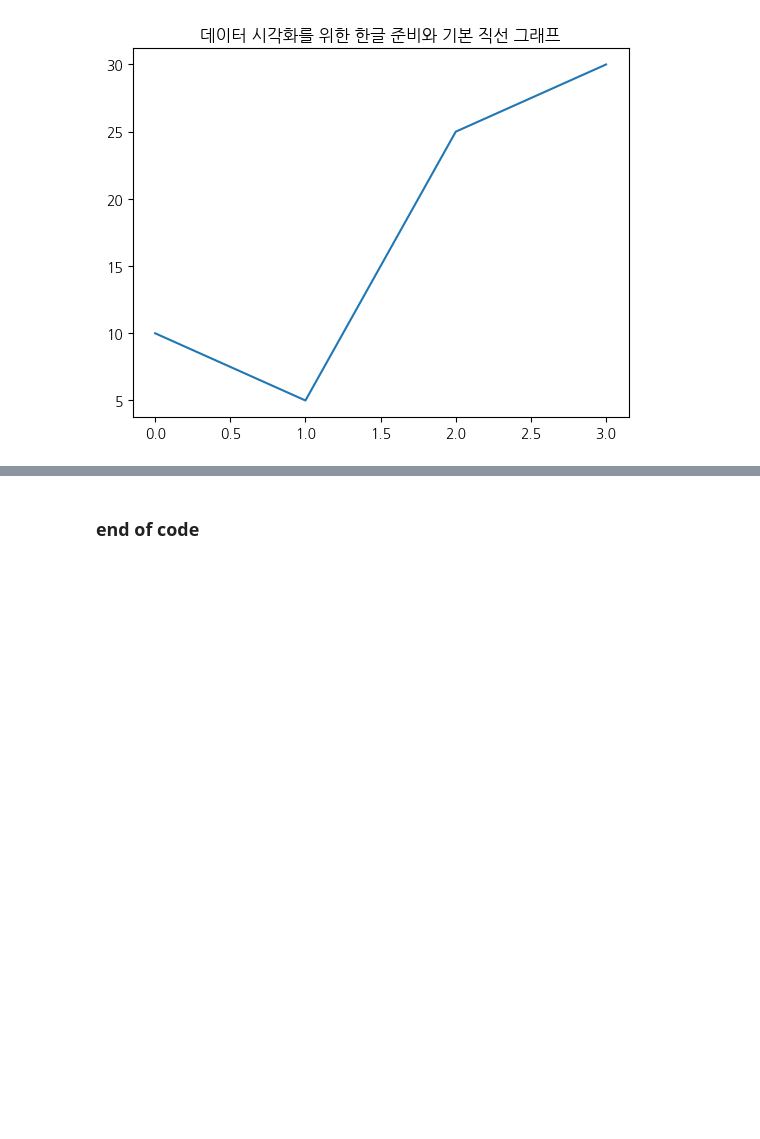
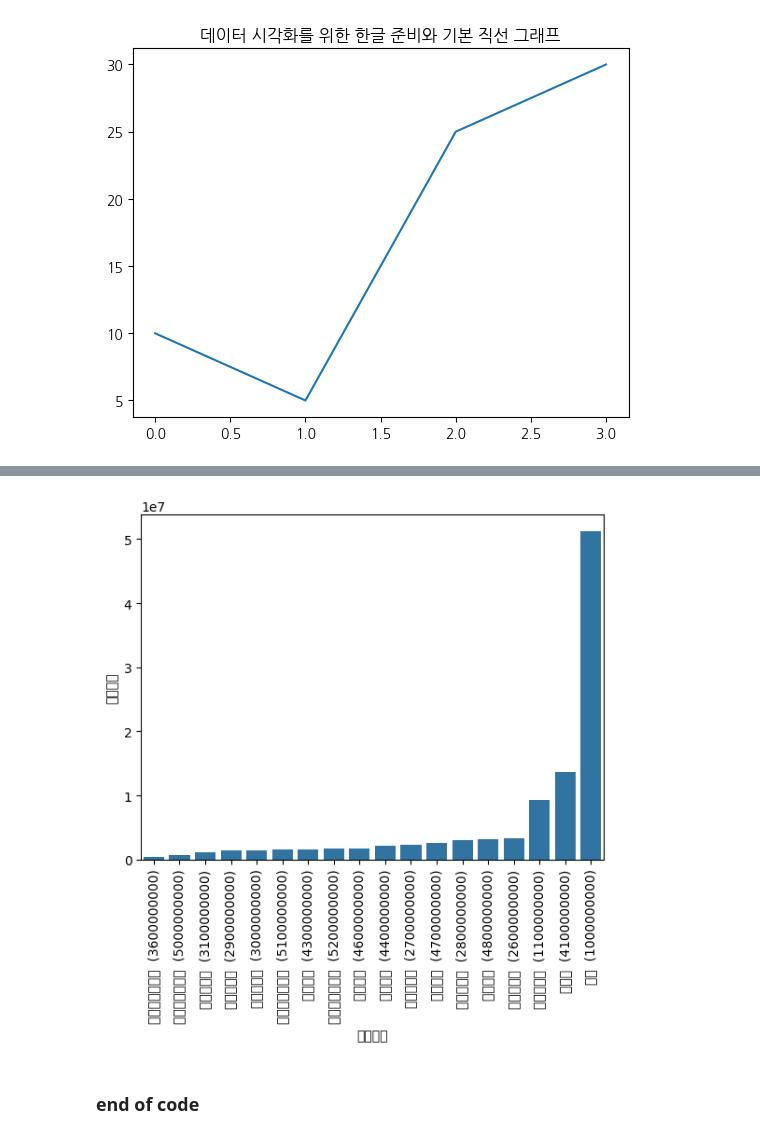
Before and after one commit to Jaeeik-Lee/2024-intro-DA-code, a Jupyter notebook: w01_intro_DA_for_jupyter_colab.ipynb, the cells around one changed output, grey strips where cells are left out. Drawn from its saved outputs; the diff is of its cells as text; code cells hidden in the pictures; blank space fills up the shorter version.

```diff
--- a/w01_intro_DA_for_jupyter_colab.ipynb
+++ b/w01_intro_DA_for_jupyter_colab.ipynb
@@ -52,2 +96,12 @@ plt.show()
+# %%
+import matplotlib.pyplot as plt
+import seaborn as sns
+
+pop1 = pop.sort_values('총인구수')
+sns.barplot(x=pop1.index, y='총인구수', data=pop1)
+plt.xticks(rotation=90)
+plt.show()
+# %% [output]
+[figure, added]
 # %% [markdown]
 ### end of code
```
Also changed, not shown: parts of 4 cells of this notebook.
